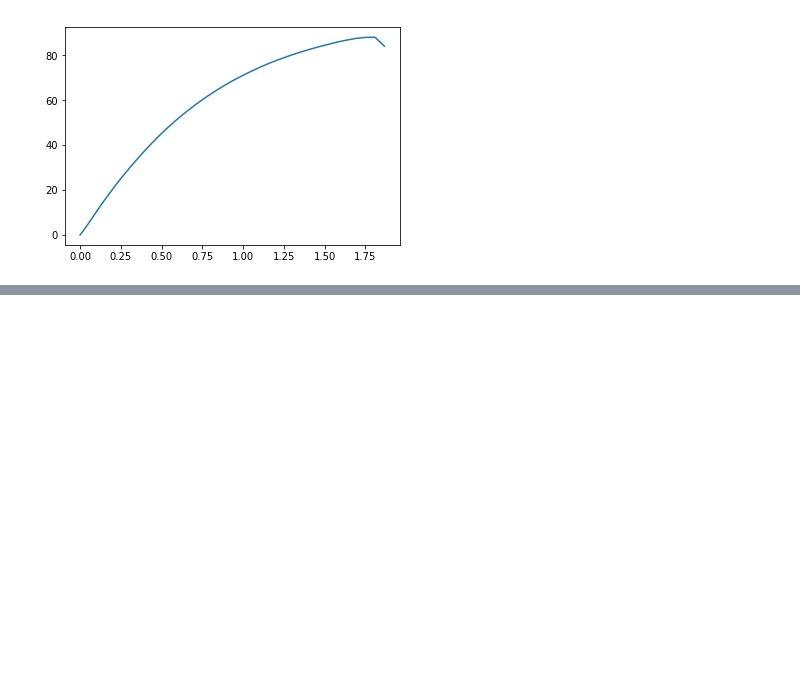
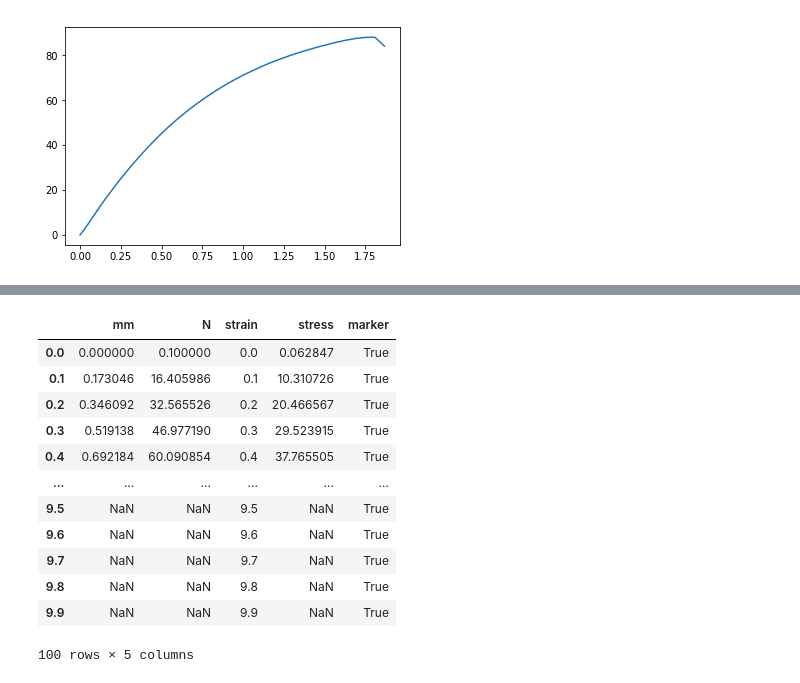
Before and after one commit to banroku/analySS, a Jupyter notebook: drawSS.ipynb, the cells around one changed output, grey strips where cells are left out. Saved outputs shown, nothing was run; the diff lists cells and outputs as text; code cells hidden in the pictures; blank space fills up the shorter version.

```diff
--- a/drawSS.ipynb
+++ b/drawSS.ipynb
@@ -71,0 +97,20 @@ plt.show()
+# %%
+data_marked.sort_values(by=['strain'], inplace=True)
+data_marked.interpolate(method='slinear', limit=1, inplace=True)
+data_marked['marker'].fillna('False', inplace=True)
+data_skipped = data_marked[data_marked['marker']==True]
+data_skipped
+# %% [output]
+|  | mm | N | strain | stress | marker |
+| 0.0 | 0.000000 | 0.100000 | 0.0 | 0.062847 | True |
+| 0.1 | 0.173046 | 16.405986 | 0.1 | 10.310726 | True |
+| 0.2 | 0.346092 | 32.565526 | 0.2 | 20.466567 | True |
+| 0.3 | 0.519138 | 46.977190 | 0.3 | 29.523915 | True |
+| 0.4 | 0.692184 | 60.090854 | 0.4 | 37.765505 | True |
+| ... | ... | ... | ... | ... | ... |
+| 9.5 | NaN | NaN | 9.5 | NaN | True |
+| 9.6 | NaN | NaN | 9.6 | NaN | True |
+| 9.7 | NaN | NaN | 9.7 | NaN | True |
+| 9.8 | NaN | NaN | 9.8 | NaN | True |
+| 9.9 | NaN | NaN | 9.9 | NaN | True |
+100 rows × 5 columns
```
Also changed, not shown: parts of 9 cells of this notebook.
